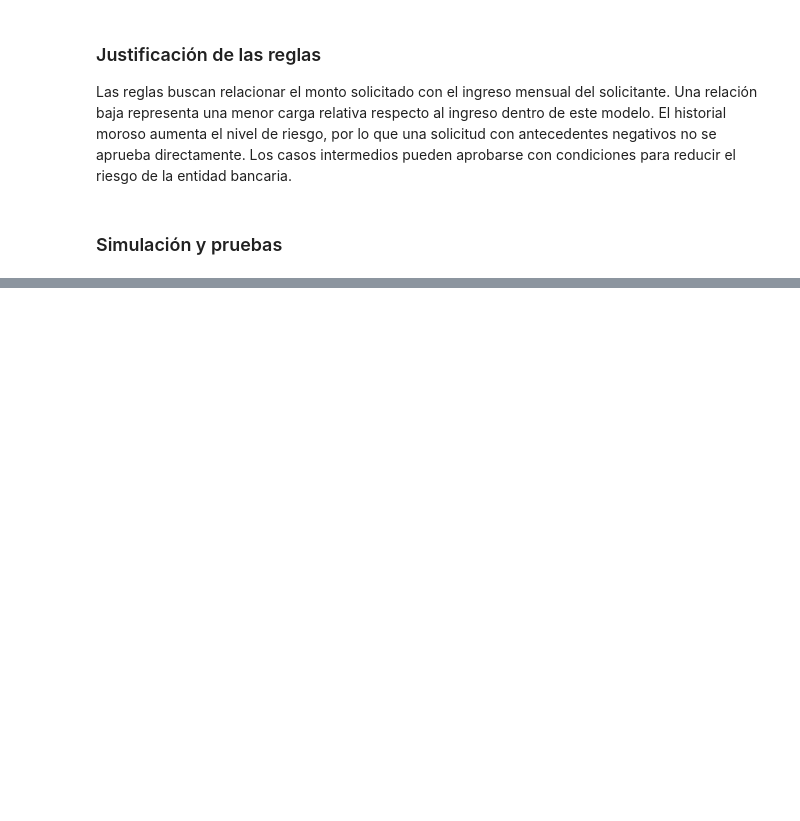
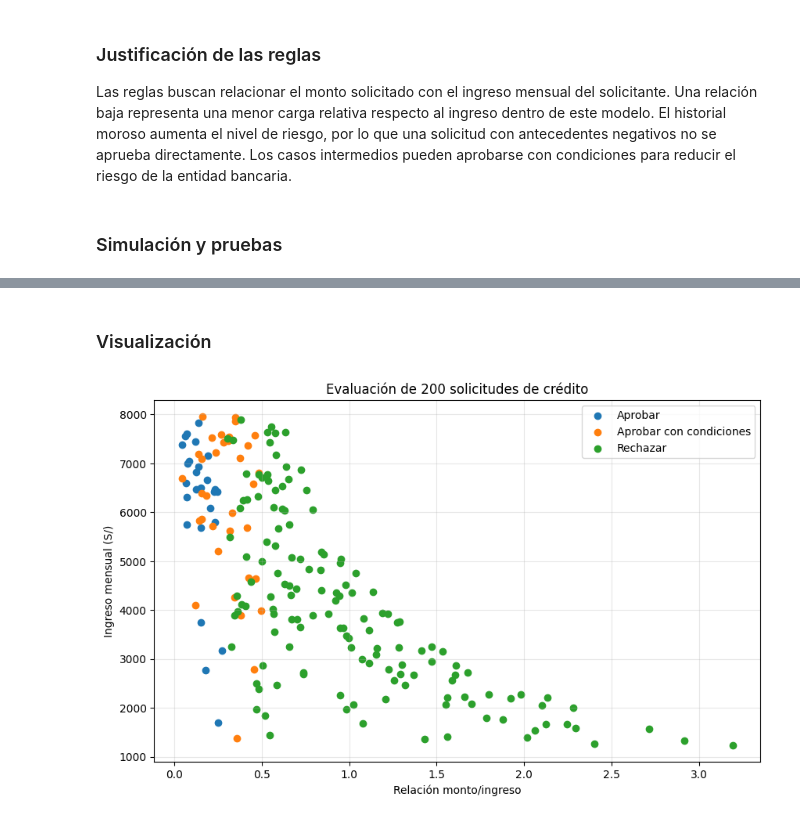
Before and after one commit to J0N4T4N1508/IS484-Practica001-Viernes-HuamanPalomino, a Jupyter notebook: Ejercicio1_Credito_HuamanPalomino.ipynb, the cells around one changed output, grey strips where cells are left out. Cells and saved outputs as stored; diff of their text form; code cells hidden in the pictures; blank space fills up the shorter version.

Commit message:
Agregada la visualizacion del ejercicio 1

```diff
--- a/Ejercicio1_Credito_HuamanPalomino.ipynb
+++ b/Ejercicio1_Credito_HuamanPalomino.ipynb
@@ -105,0 +88,63 @@ Motivo: historial moroso y relacion monto/ingreso de 0.20
+# %% [markdown]
+### Visualización
+# %%
+import numpy as np
+import matplotlib.pyplot as plt
+
+np.random.seed(42)
+
+ingresos = np.random.randint(1200, 8001, 200)
+montos = np.random.randint(300, 5001, 200)
+historial_moroso = np.random.choice([True, False], 200)
+
+relaciones = []
+acciones = []
+
+for ingreso, monto, moroso in zip(
+    ingresos,
+    montos,
+    historial_moroso
+):
+    relacion = monto / ingreso
+
+    accion, motivo = agente_credito(
+        ingreso,
+        monto,
+        moroso
+    )
+
+    relaciones.append(relacion)
+    acciones.append(accion)
+
+relaciones = np.array(relaciones)
+acciones = np.array(acciones)
+
+plt.figure(figsize=(10, 6))
+
+plt.scatter(
+    relaciones[acciones == "aprobar"],
+    ingresos[acciones == "aprobar"],
+    label="Aprobar"
+)
+
+plt.scatter(
+    relaciones[acciones == "aprobar con condiciones"],
+    ingresos[acciones == "aprobar con condiciones"],
+    label="Aprobar con condiciones"
+)
+
+plt.scatter(
+    relaciones[acciones == "rechazar"],
+    ingresos[acciones == "rechazar"],
+    label="Rechazar"
+)
+
+plt.xlabel("Relación monto/ingreso")
+plt.ylabel("Ingreso mensual (S/)")
+plt.title("Evaluación de 200 solicitudes de crédito")
+plt.legend()
+plt.grid(True, alpha=0.3)
+
+plt.show()
+# %% [output]
+[figure, added]
```
Also changed, not shown: parts of 1 cell of this notebook.
